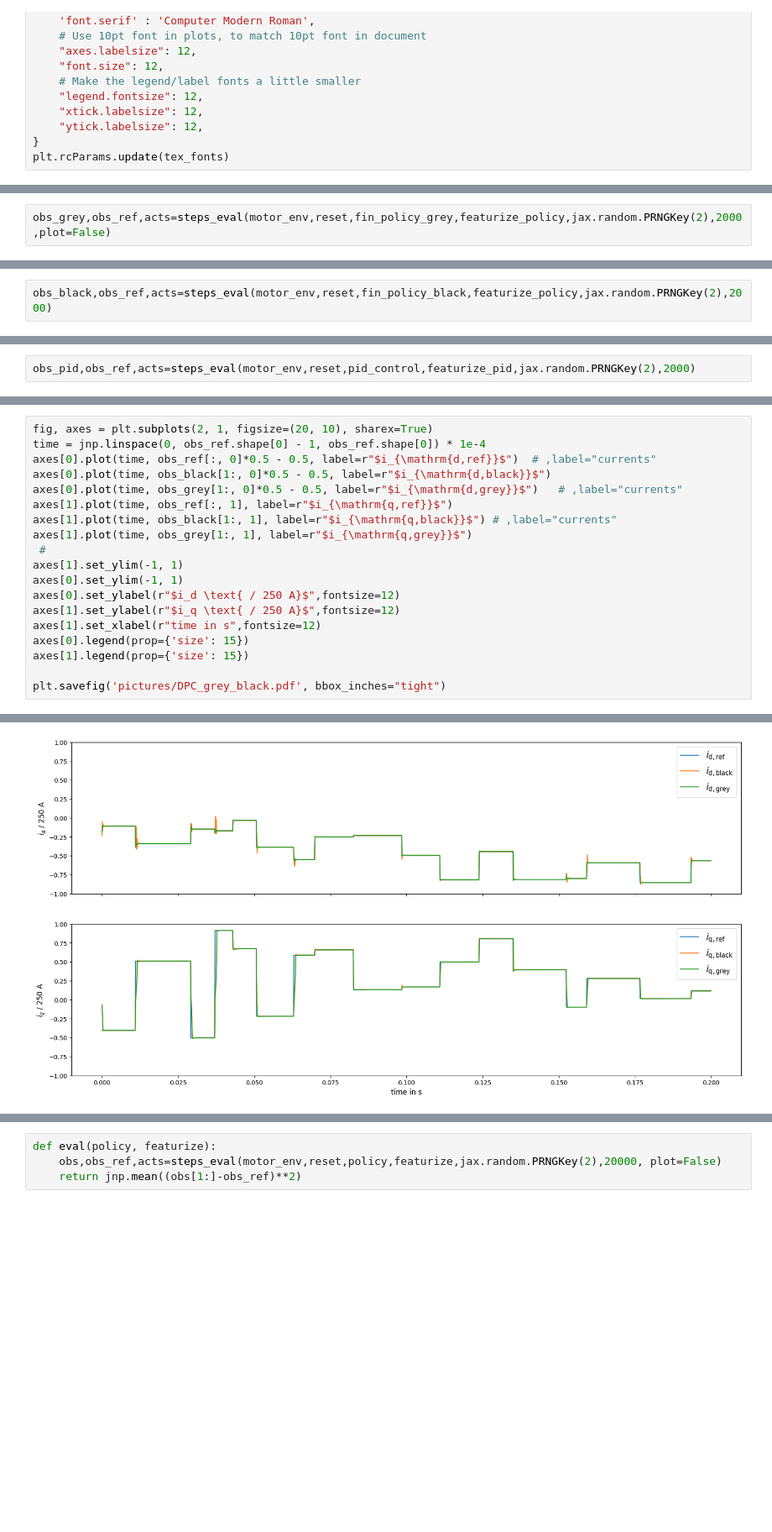
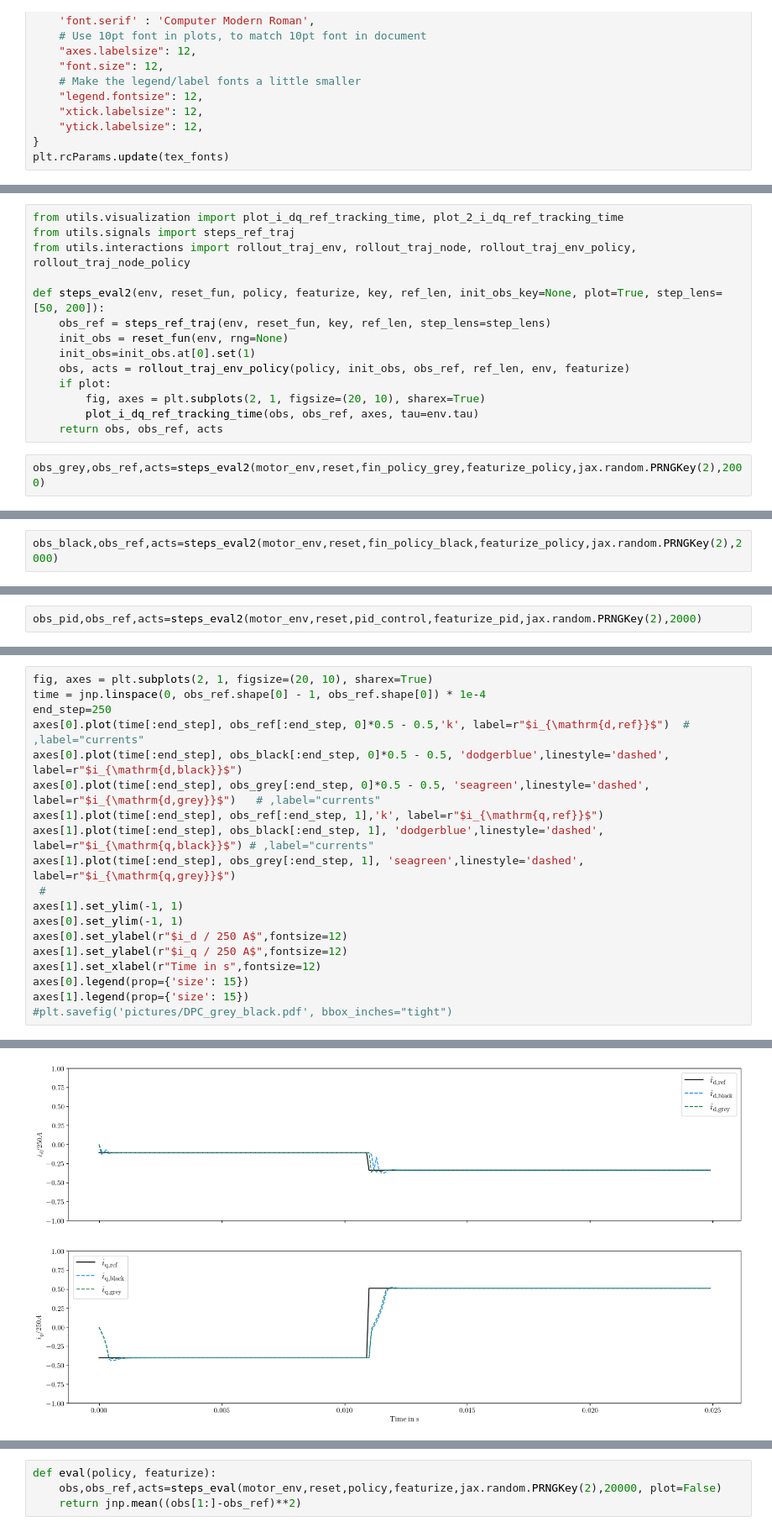
Before and after one commit to OliverSchw/dpc_project, a Jupyter notebook: final_notebooks/5.3.generate_reference_tracking_plots.ipynb, the cells around one changed output, grey strips where cells are left out. Shown at 84% size. Saved outputs shown, nothing was run; the diff lists cells and outputs as text; blank space fills up the shorter version.

```diff
--- a/final_notebooks/5.3.generate_reference_tracking_plots.ipynb
+++ b/final_notebooks/5.3.generate_reference_tracking_plots.ipynb
@@ -608,3 +618,17 @@ plt.rcParams.update(tex_fonts)
+# %%
+from utils.visualization import plot_i_dq_ref_tracking_time, plot_2_i_dq_ref_tracking_time
+from utils.signals import steps_ref_traj
+from utils.interactions import rollout_traj_env, rollout_traj_node, rollout_traj_env_policy, rollout_traj_node_policy
+
+def steps_eval2(env, reset_fun, policy, featurize, key, ref_len, init_obs_key=None, plot=True, step_lens=[50, 200]):
+    obs_ref = steps_ref_traj(env, reset_fun, key, ref_len, step_lens=step_lens)
+    init_obs = reset_fun(env, rng=None)
+    init_obs=init_obs.at[0].set(1)
+    obs, acts = rollout_traj_env_policy(policy, init_obs, obs_ref, ref_len, env, featurize)
+    if plot:
+        fig, axes = plt.subplots(2, 1, figsize=(20, 10), sharex=True)
+        plot_i_dq_ref_tracking_time(obs, obs_ref, axes, tau=env.tau)
+    return obs, obs_ref, acts
 # %%
-obs_grey,obs_ref,acts=steps_eval(motor_env,reset,fin_policy_grey,featurize_policy,jax.random.PRNGKey(2),2000,plot=False)
+obs_grey,obs_ref,acts=steps_eval2(motor_env,reset,fin_policy_grey,featurize_policy,jax.random.PRNGKey(2),2000)
 # %% [output]
@@ -612,3 +636,3 @@ RuntimeError: jaxlib/gpu/solver_kernels.cc:45: operation gpusolverDnCreate(&hand
 # %%
-obs_black,obs_ref,acts=steps_eval(motor_env,reset,fin_policy_black,featurize_policy,jax.random.PRNGKey(2),2000)
+obs_black,obs_ref,acts=steps_eval2(motor_env,reset,fin_policy_black,featurize_policy,jax.random.PRNGKey(2),2000)
 # %% [output]
@@ -616,3 +640,3 @@ obs_black,obs_ref,acts=steps_eval(motor_env,reset,fin_policy_black,featurize_pol
 # %%
-obs_pid,obs_ref,acts=steps_eval(motor_env,reset,pid_control,featurize_pid,jax.random.PRNGKey(2),2000)
+obs_pid,obs_ref,acts=steps_eval2(motor_env,reset,pid_control,featurize_pid,jax.random.PRNGKey(2),2000)
 # %% [output]
@@ -620,20 +650,20 @@ obs_pid,obs_ref,acts=steps_eval(motor_env,reset,pid_control,featurize_pid,jax.ra
 # %%
 fig, axes = plt.subplots(2, 1, figsize=(20, 10), sharex=True)
 time = jnp.linspace(0, obs_ref.shape[0] - 1, obs_ref.shape[0]) * 1e-4
-axes[0].plot(time, obs_ref[:, 0]*0.5 - 0.5, label=r"$i_{\mathrm{d,ref}}$")  # ,label="currents"
-axes[0].plot(time, obs_black[1:, 0]*0.5 - 0.5, label=r"$i_{\mathrm{d,black}}$")
-axes[0].plot(time, obs_grey[1:, 0]*0.5 - 0.5, label=r"$i_{\mathrm{d,grey}}$")   # ,label="currents"
-axes[1].plot(time, obs_ref[:, 1], label=r"$i_{\mathrm{q,ref}}$")
-axes[1].plot(time, obs_black[1:, 1], label=r"$i_{\mathrm{q,black}}$") # ,label="currents"
-axes[1].plot(time, obs_grey[1:, 1], label=r"$i_{\mathrm{q,grey}}$")
+end_step=250
+axes[0].plot(time[:end_step], obs_ref[:end_step, 0]*0.5 - 0.5,'k', label=r"$i_{\mathrm{d,ref}}$")  # ,label="currents"
+axes[0].plot(time[:end_step], obs_black[:end_step, 0]*0.5 - 0.5, 'dodgerblue',linestyle='dashed', label=r"$i_{\mathrm{d,black}}$")
+axes[0].plot(time[:end_step], obs_grey[:end_step, 0]*0.5 - 0.5, 'seagreen',linestyle='dashed', label=r"$i_{\mathrm{d,grey}}$")   # ,label="currents"
+axes[1].plot(time[:end_step], obs_ref[:end_step, 1],'k', label=r"$i_{\mathrm{q,ref}}$")
+axes[1].plot(time[:end_step], obs_black[:end_step, 1], 'dodgerblue',linestyle='dashed', label=r"$i_{\mathrm{q,black}}$") # ,label="currents"
+axes[1].plot(time[:end_step], obs_grey[:end_step, 1], 'seagreen',linestyle='dashed', label=r"$i_{\mathrm{q,grey}}$")
  #
 axes[1].set_ylim(-1, 1)
 axes[0].set_ylim(-1, 1)
-axes[0].set_ylabel(r"$i_d \text{ / 250 A}$",fontsize=12)
-axes[1].set_ylabel(r"$i_q \text{ / 250 A}$",fontsize=12)
-axes[1].set_xlabel(r"time in s",fontsize=12)
+axes[0].set_ylabel(r"$i_d / 250 A$",fontsize=12)
+axes[1].set_ylabel(r"$i_q / 250 A$",fontsize=12)
+axes[1].set_xlabel(r"Time in s",fontsize=12)
 axes[0].legend(prop={'size': 15})
 axes[1].legend(prop={'size': 15})
-
-plt.savefig('pictures/DPC_grey_black.pdf', bbox_inches="tight")
+#plt.savefig('pictures/DPC_grey_black.pdf', bbox_inches="tight")
 # %% [output]
@@ -640 +671 @@ plt.savefig('pictures/DPC_grey_black.pdf', bbox_inches="tight")
-[figure, old version]
+[figure, new version]
```
Also changed, not shown: parts of 28 cells of this notebook, 11 other files.
